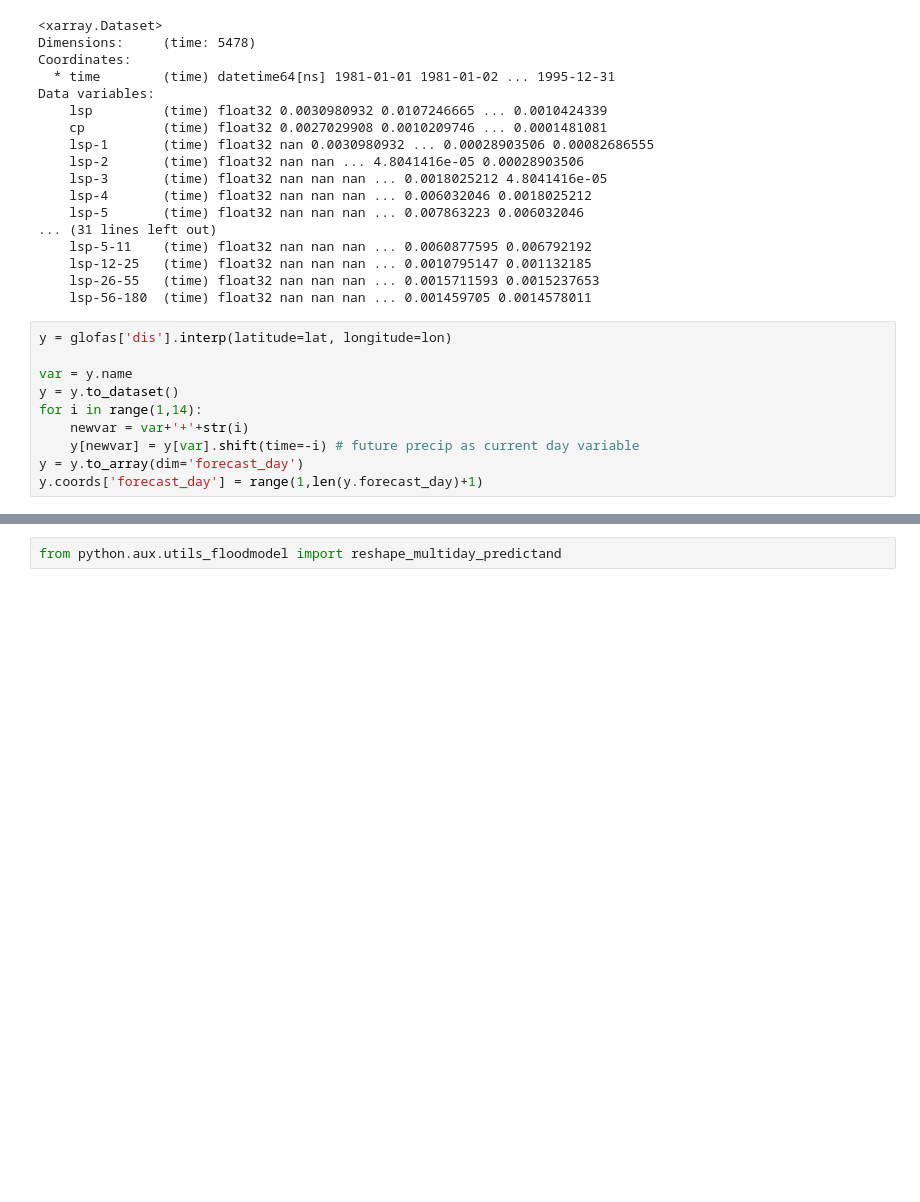
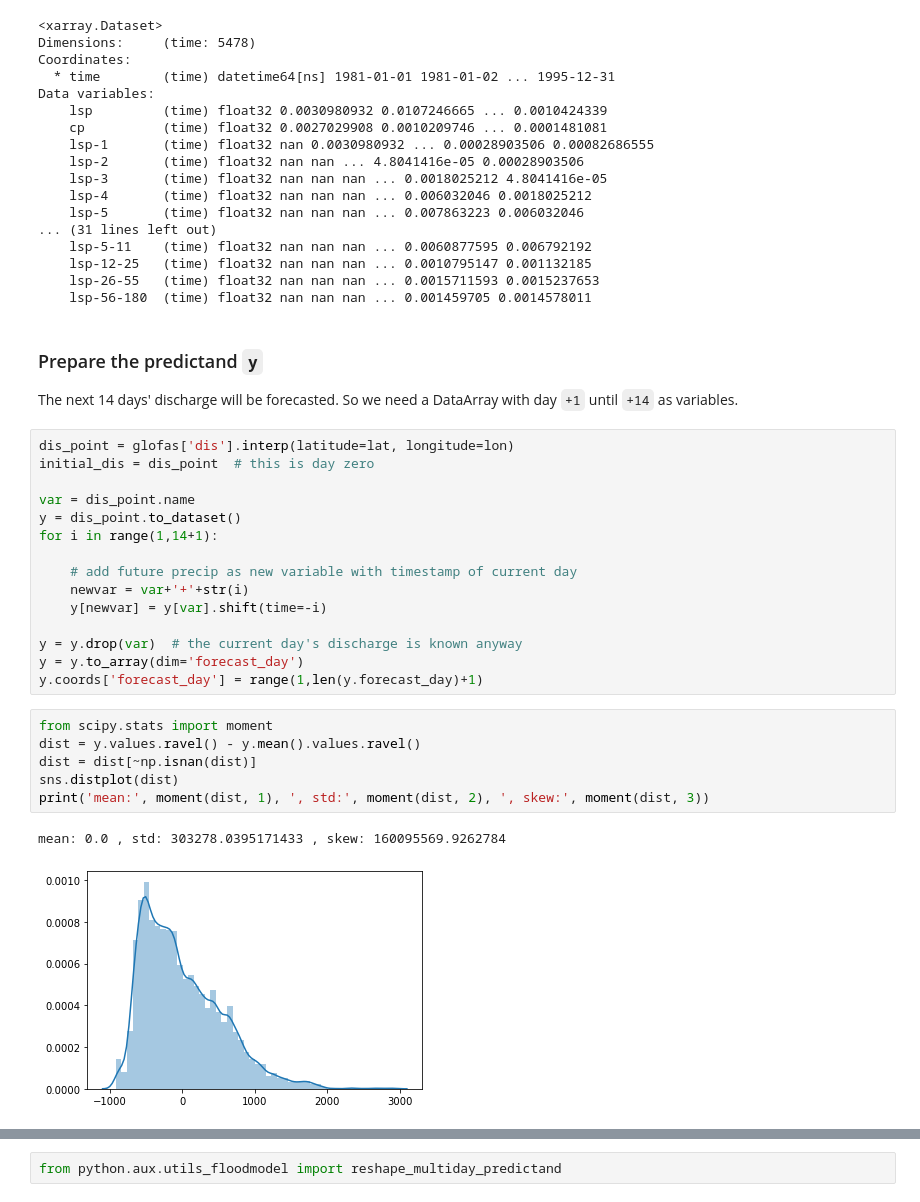
Before and after one commit to ECMWFCode4Earth/ml_flood, a Jupyter notebook: notebooks/3_model_tests/time-delay-neural-net.ipynb, the cells around one changed output, grey strips where cells are left out. Saved outputs shown, nothing was run; the diff lists cells and outputs as text; blank space fills up the shorter version.

```diff
--- a/notebooks/3_model_tests/time-delay-neural-net.ipynb
+++ b/notebooks/3_model_tests/time-delay-neural-net.ipynb
@@ -243,16 +251,33 @@ Data variables:
     lsp-12-25   (time) float32 nan nan nan ... 0.0010795147 0.001132185
     lsp-26-55   (time) float32 nan nan nan ... 0.0015711593 0.0015237653
     lsp-56-180  (time) float32 nan nan nan ... 0.001459705 0.0014578011
+# %% [markdown]
+### Prepare the predictand `y`
+The next 14 days' discharge will be forecasted. So we need a DataArray with day `+1` until `+14` as variables.
 # %%
-y = glofas['dis'].interp(latitude=lat, longitude=lon)
+dis_point = glofas['dis'].interp(latitude=lat, longitude=lon)
+initial_dis = dis_point  # this is day zero
 
-var = y.name
-y = y.to_dataset()
-for i in range(1,14):
+var = dis_point.name
+y = dis_point.to_dataset()
+for i in range(1,14+1):
+
+    # add future precip as new variable with timestamp of current day
     newvar = var+'+'+str(i)
-    y[newvar] = y[var].shift(time=-i) # future precip as current day variable
+    y[newvar] = y[var].shift(time=-i)
+
+y = y.drop(var)  # the current day's discharge is known anyway
 y = y.to_array(dim='forecast_day')
 y.coords['forecast_day'] = range(1,len(y.forecast_day)+1)
+# %%
+from scipy.stats import moment
+dist = y.values.ravel() - y.mean().values.ravel()
+dist = dist[~np.isnan(dist)]
+sns.distplot(dist)
+print('mean:', moment(dist, 1), ', std:', moment(dist, 2), ', skew:', moment(dist, 3))
+# %% [output]
+mean: 0.0 , std: 303278.0395171433 , skew: 160095569.9262784
+[figure, added]
 # %%
 y
 # %% [output]
```
Also changed, not shown: parts of 28 cells of this notebook.
